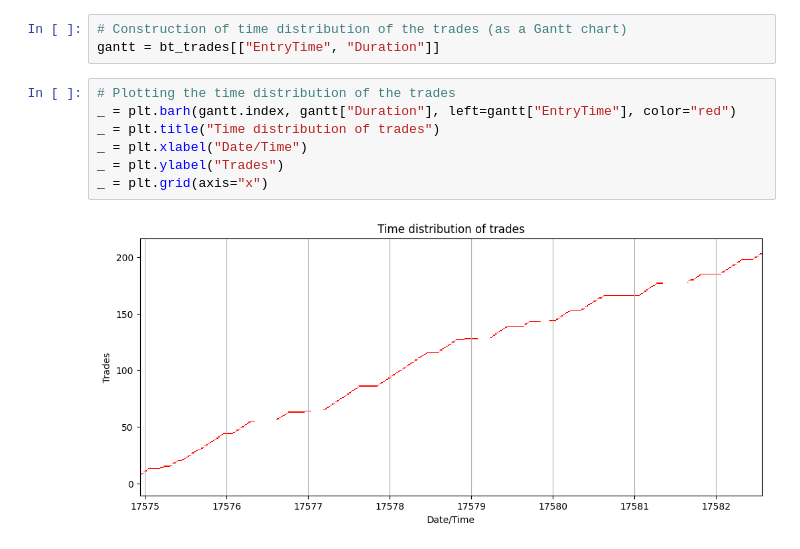
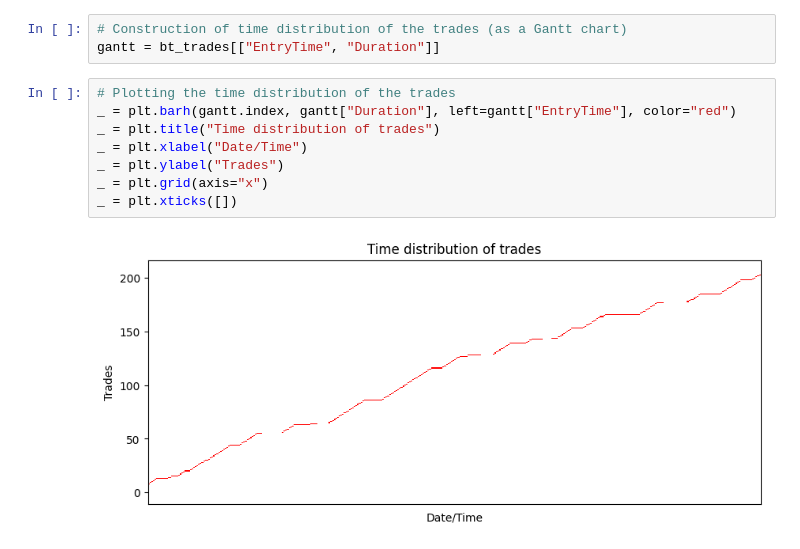
Before and after one commit to lcsrodriguez/cryptotrading, a Jupyter notebook: notebooks/bitcoin_trading.ipynb, the cells around one changed output. Saved outputs shown, nothing was run; the diff lists cells and outputs as text.

```diff
--- a/notebooks/bitcoin_trading.ipynb
+++ b/notebooks/bitcoin_trading.ipynb
@@ -665,9 +705,10 @@ gantt = bt_trades[["EntryTime", "Duration"]]
 # %%
 # Plotting the time distribution of the trades
 _ = plt.barh(gantt.index, gantt["Duration"], left=gantt["EntryTime"], color="red")
 _ = plt.title("Time distribution of trades")
 _ = plt.xlabel("Date/Time")
 _ = plt.ylabel("Trades")
 _ = plt.grid(axis="x")
+_ = plt.xticks([])
 # %% [output]
-[figure, old version]
+[figure, new version]
```
Also changed, not shown: parts of 15 cells of this notebook, 1 other file.
